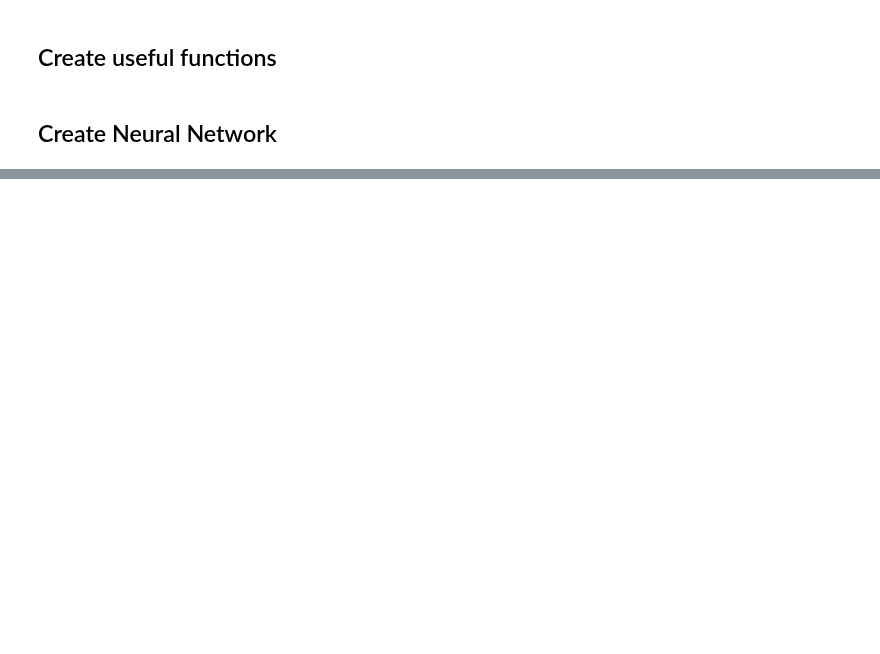
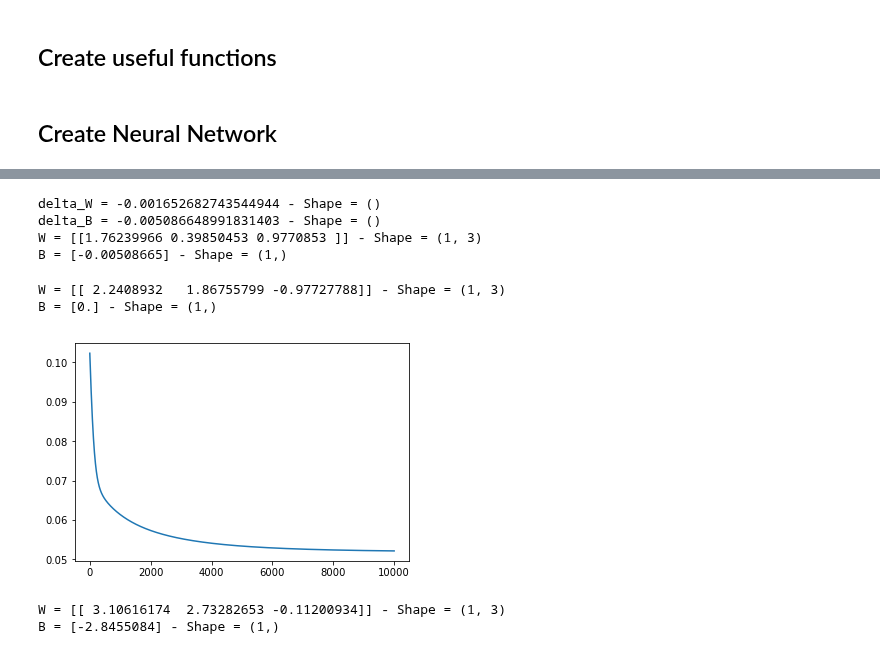
Before and after one commit to fiquinho/deep-learning-notes, a Jupyter notebook: simple_neural_networks/nn_1_node_numpy.ipynb, the cells around one changed output, grey strips where cells are left out. Saved outputs shown, nothing was run; the diff lists cells and outputs as text; code cells hidden in the pictures; blank space fills up the shorter version.

```diff
--- a/simple_neural_networks/nn_1_node_numpy.ipynb
+++ b/simple_neural_networks/nn_1_node_numpy.ipynb
@@ -37,6 +44,12 @@ def sigmoid(x):
 # %%
 def sigmoid_prime(x):
     return sigmoid(x) * (1 - sigmoid(x))
+# %%
+def loss_function(y, x):
+    return 0.5 * ((y - x) ** 2)
+# %%
+def loss_prime(y, x):
+    return - (y - x)
 # %% [markdown]
 ## Create Neural Network
 # %%
@@ -92,0 +174,20 @@ cost
+# %%
+fully_connected_1.update_parameters(learning_rate=0.01, print_values=True)
+# %% [output]
+delta_W = -0.001652682743544944 - Shape = ()
+delta_B = -0.005086648991831403 - Shape = ()
+W = [[1.76239966 0.39850453 0.9770853 ]] - Shape = (1, 3)
+B = [-0.00508665] - Shape = (1,)
+# %%
+fully_connected_1 = FullyConnected(inputs=3, neurons=1)
+fully_connected_1.print_values()
+fully_connected_1.train(epochs=10000, learning_rate=0.01, inputs=X, real_values=y, plot_cost=True)
+# %% [output]
+W = [[ 2.2408932   1.86755799 -0.97727788]] - Shape = (1, 3)
+B = [0.] - Shape = (1,)
+[figure, added]
+# %%
+fully_connected_1.print_values()
+# %% [output]
+W = [[ 3.10616174  2.73282653 -0.11200934]] - Shape = (1, 3)
+B = [-2.8455084] - Shape = (1,)
```
Also changed, not shown: parts of 13 cells of this notebook, 1 other file.
